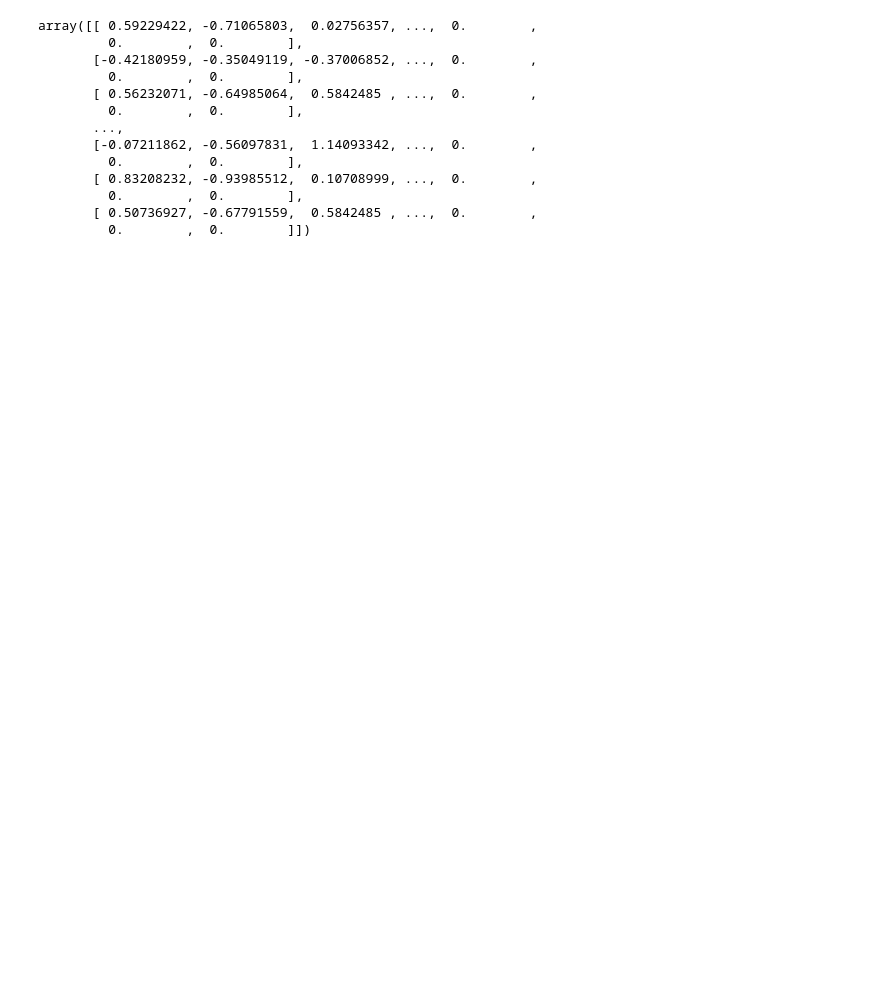
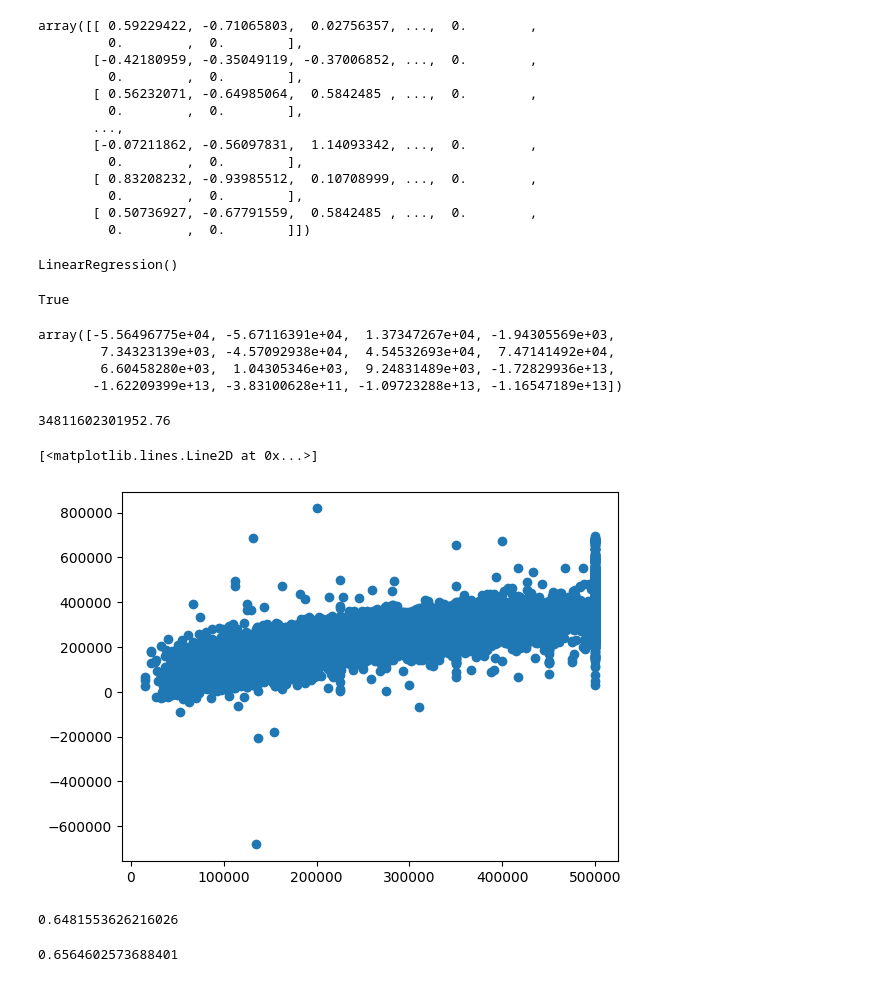
Before and after one commit to Krichay/First_Machine_Learning_Project, a Jupyter notebook: notebook/EDA.ipynb, the cells around one changed output. Saved outputs shown, nothing was run; the diff lists cells and outputs as text; code cells hidden in the pictures; blank space fills up the shorter version.

```diff
--- a/notebook/EDA.ipynb
+++ b/notebook/EDA.ipynb
@@ -331,0 +306,26 @@ array([[ 0.59229422, -0.71065803,  0.02756357, ...,  0.        ,
+# %%
+x=train_df
+y=np.array(df.median_house_value)
+# %%
+lr = LinearRegression()
+# %%
+lr.fit(x,y)
+# %% [output]
+LinearRegression()
+# %%
+lr.fit_intercept
+# %% [output]
+True
+# %%
+lr.coef_
+# %% [output]
+array([-5.56496775e+04, -5.67116391e+04,  1.37347267e+04, -1.94305569e+03,
+        7.34323139e+03, -4.57092938e+04,  4.54532693e+04,  7.47141492e+04,
+        6.60458280e+03,  1.04305346e+03,  9.24831489e+03, -1.72829936e+13,
+       -1.62209399e+13, -3.83100628e+11, -1.09723288e+13, -1.16547189e+13])
+# %%
+lr.intercept_
+# %% [output]
+34811602301952.76
+# %%
+y_hat=  lr.predict(x)
@@ -331,0 +334,5 @@ array([[ 0.59229422, -0.71065803,  0.02756357, ...,  0.        ,
+# %%
+plt.plot(y,y_hat,"o")
+# %% [output]
+[<matplotlib.lines.Line2D at 0x...>]
+[figure, added]
@@ -331,0 +341,4 @@ array([[ 0.59229422, -0.71065803,  0.02756357, ...,  0.        ,
+# %%
+r2_score(y,y_hat)
+# %% [output]
+0.6481553626216026
@@ -331,0 +349,4 @@ array([[ 0.59229422, -0.71065803,  0.02756357, ...,  0.        ,
+# %%
+r2_score(y_test,yhat_test)
+# %% [output]
+0.6564602573688401
```
Also changed, not shown: parts of 7 cells of this notebook, 12 other files.
